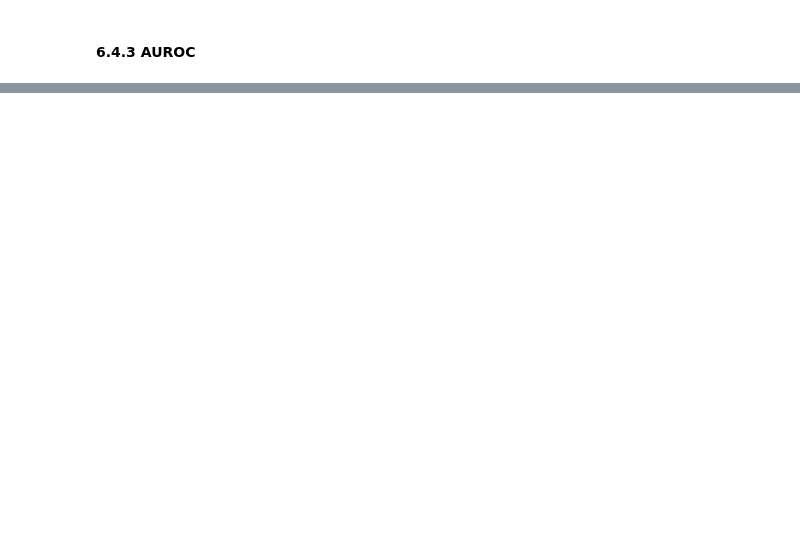
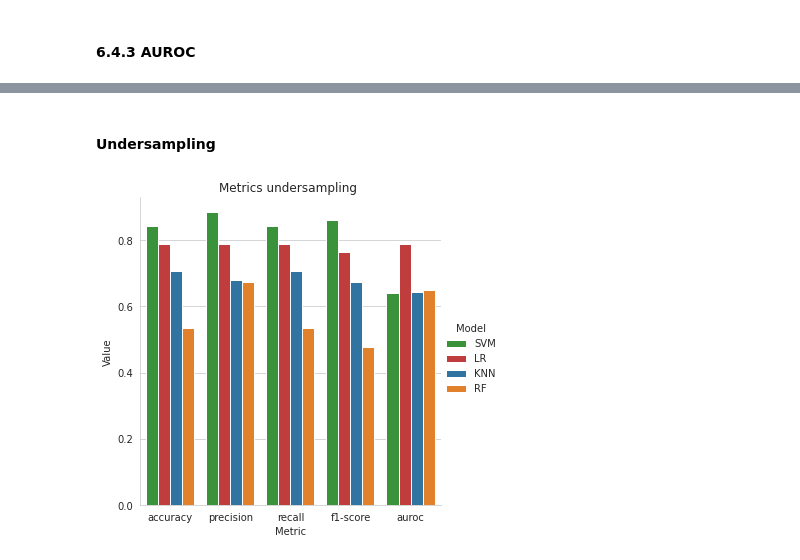
Before and after one commit to andrerubeis/andrerubeis, a Jupyter notebook: final_project_MML.ipynb, the cells around one changed output, grey strips where cells are left out. Drawn from its saved outputs; the diff is of its cells as text; code cells hidden in the pictures; blank space fills up the shorter version.

```diff
--- a/final_project_MML.ipynb
+++ b/final_project_MML.ipynb
@@ -1806,0 +1823,3 @@ RF - AUROC PCA SMOTETomekLinks:  0.8136851704836652
+# %%
+test_metrics_undersampling = show_table_metrics (test_metrics, 'undersampling', pca='')
+test_metrics_undersampling
@@ -1821,0 +1921,6 @@ sns.histplot(x = met,y=lr_metrics['original'])
+# %% [markdown]
+#### Undersampling
+# %%
+plot_barchart_metrics(test_metrics_undersampling, 'undersampling')
+# %% [output]
+[figure, added]
```
Also changed, not shown: parts of 60 cells of this notebook.
